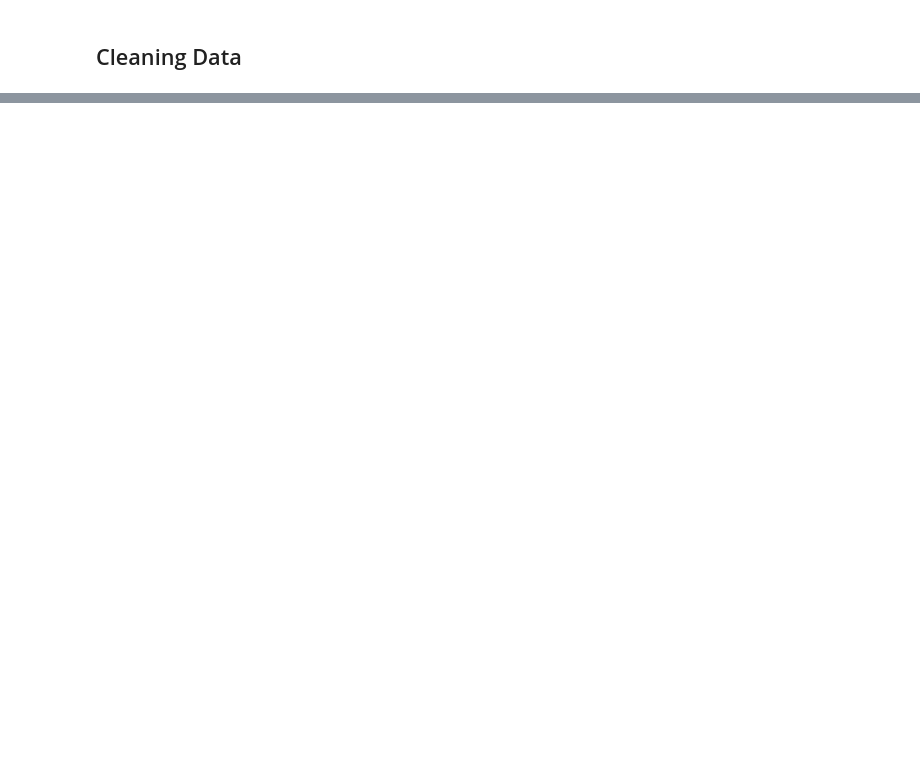
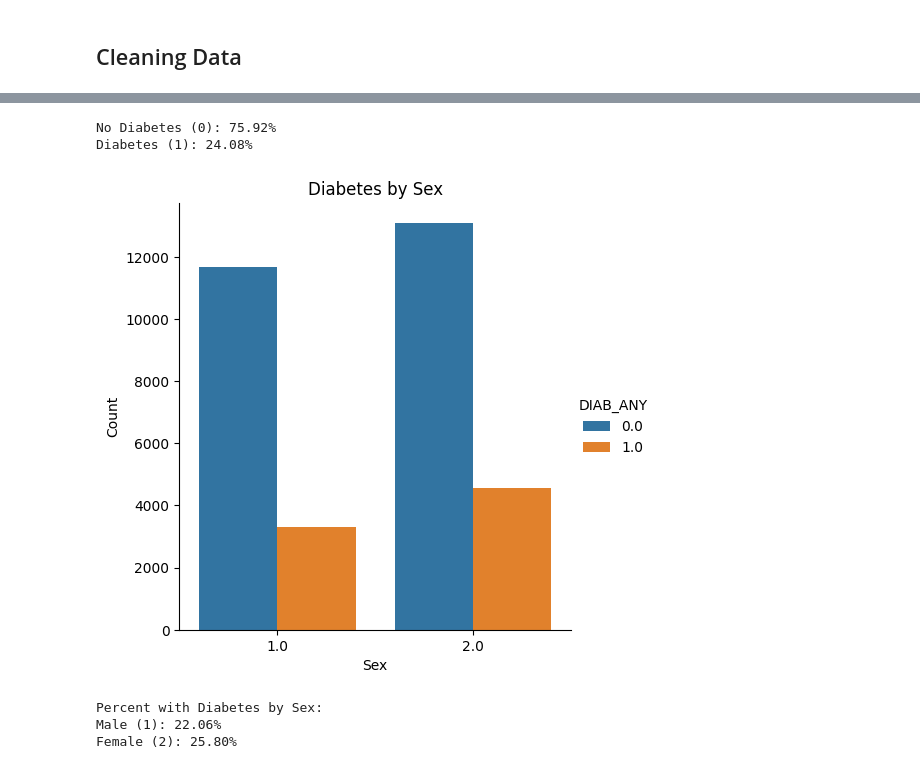
Before and after one commit to eaa3ug/clustering_assignment, a Jupyter notebook: Milestone3.ipynb, the cells around one changed output, grey strips where cells are left out. Drawn from its saved outputs; the diff is of its cells as text; code cells hidden in the pictures; blank space fills up the shorter version.

```diff
--- a/Milestone3.ipynb
+++ b/Milestone3.ipynb
@@ -70,0 +92,36 @@ df.to_csv('diabetes_clean.csv', index=False)
+# %%
+counts = df['DIAB_ANY'].value_counts().sort_index()
+percentages = counts / counts.sum() * 100
+
+print(f"No Diabetes (0): {percentages[0]:.2f}%")
+print(f"Diabetes (1): {percentages[1]:.2f}%")
+# %% [output]
+No Diabetes (0): 75.92%
+Diabetes (1): 24.08%
+# %%
+df[["SEX_A"]] = df[["SEX_A"]].replace([7, 8, 9], np.nan)
+
+sns.catplot(
+    data=df,
+    x="SEX_A",
+    hue="DIAB_ANY",
+    kind="count"
+)
+plt.title("Diabetes by Sex")
+plt.xlabel("Sex")
+plt.ylabel("Count")
+plt.show()
+# %% [output]
+[figure, added]
+# %%
+df_sex_diab = df[["SEX_A", "DIAB_ANY"]].dropna()
+
+sex_diabetes_percent = (df_sex_diab.groupby("SEX_A")["DIAB_ANY"].mean() * 100)
+
+print("Percent with Diabetes by Sex:")
+print(f"Male (1): {sex_diabetes_percent[1]:.2f}%")
+print(f"Female (2): {sex_diabetes_percent[2]:.2f}%")
+# %% [output]
+Percent with Diabetes by Sex:
+Male (1): 22.06%
+Female (2): 25.80%
```
Also changed, not shown: parts of 24 cells of this notebook.
